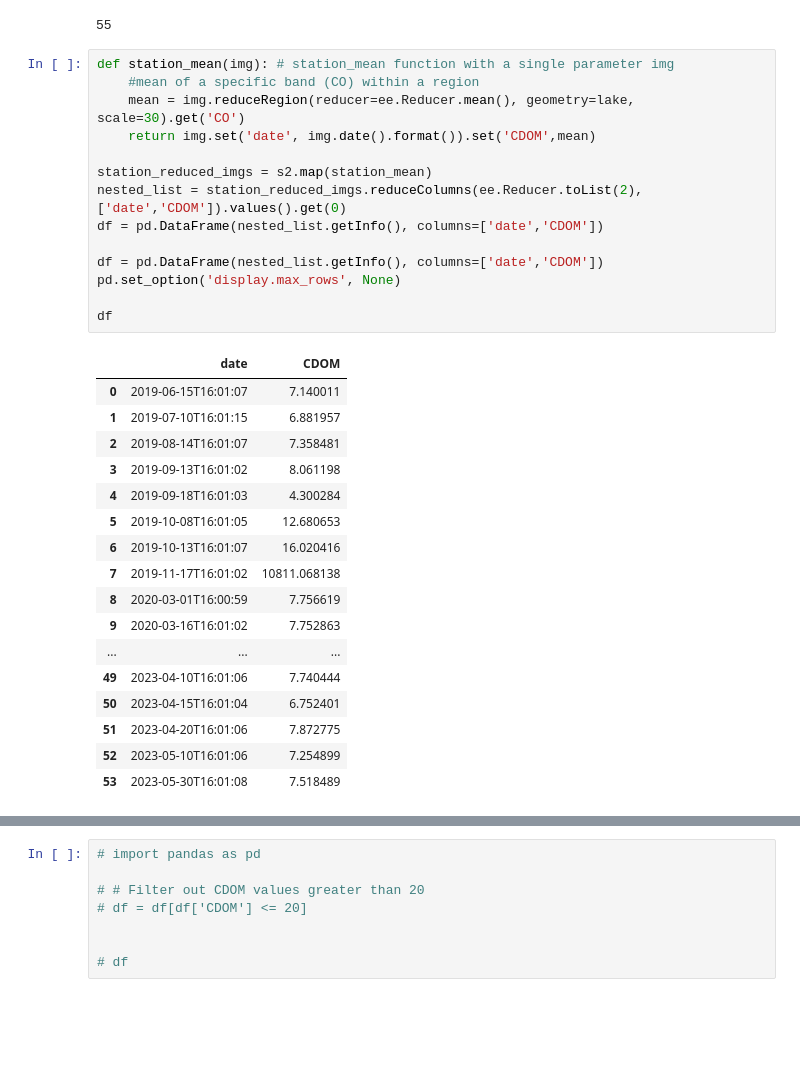
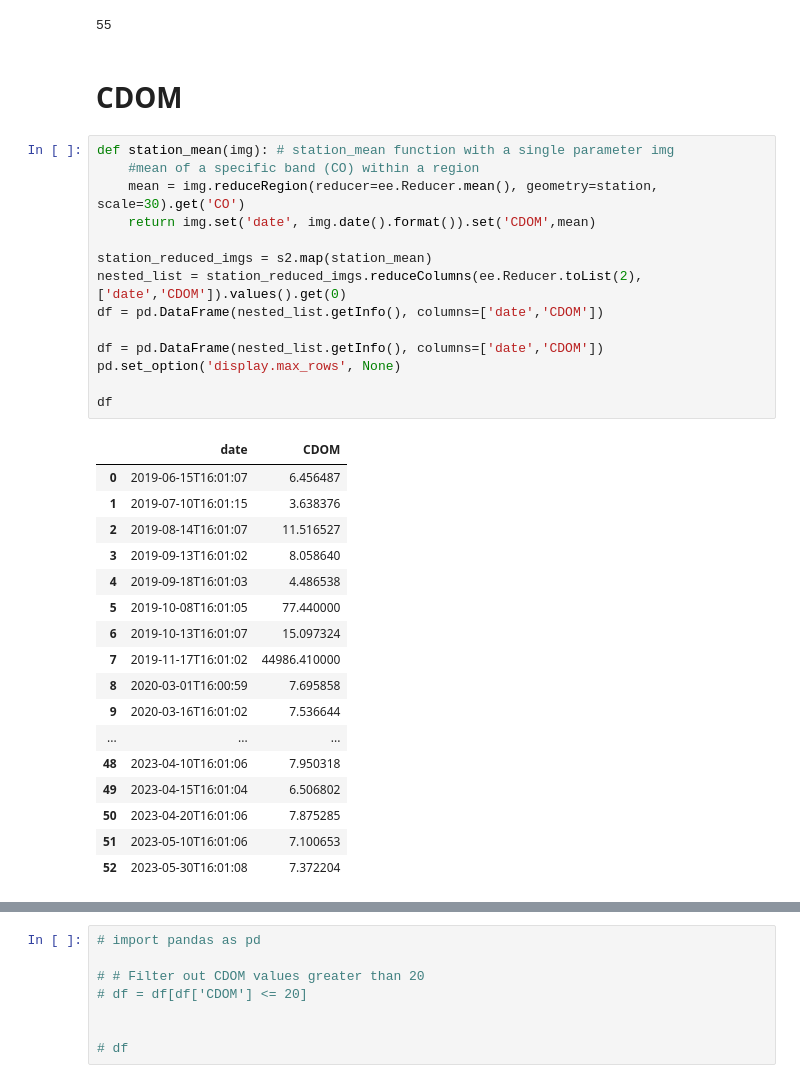
Before and after one commit to Touheda812/Research-Water-Quality-, a Jupyter notebook: BIG_MOOSE_LAKE_CDOM_DOC_SENTINEL2.ipynb, the cells around one changed output, grey strips where cells are left out. Saved outputs shown, nothing was run; the diff lists cells and outputs as text; blank space fills up the shorter version.

```diff
--- a/BIG_MOOSE_LAKE_CDOM_DOC_SENTINEL2.ipynb
+++ b/BIG_MOOSE_LAKE_CDOM_DOC_SENTINEL2.ipynb
@@ -139,38 +143,40 @@ Band Names: ['Aerosols', 'Blue', 'Green', 'Red', 'RedEdge1', 'RedEdge2', 'RedEdg
 print(s2.size().getInfo())
 # %% [output]
 55
+# %% [markdown]
+# CDOM
 # %%
 def station_mean(img): # station_mean function with a single parameter img
     #mean of a specific band (CO) within a region
-    mean = img.reduceRegion(reducer=ee.Reducer.mean(), geometry=lake, scale=30).get('CO')
+    mean = img.reduceRegion(reducer=ee.Reducer.mean(), geometry=station, scale=30).get('CO')
     return img.set('date', img.date().format()).set('CDOM',mean)
 
 station_reduced_imgs = s2.map(station_mean)
 nested_list = station_reduced_imgs.reduceColumns(ee.Reducer.toList(2), ['date','CDOM']).values().get(0)
 df = pd.DataFrame(nested_list.getInfo(), columns=['date','CDOM'])
 
 df = pd.DataFrame(nested_list.getInfo(), columns=['date','CDOM'])
 pd.set_option('display.max_rows', None)
 
 df
 # %% [output]
 |  | date | CDOM |
-| 0 | 2019-06-15T16:01:07 | 7.140011 |
-| 1 | 2019-07-10T16:01:15 | 6.881957 |
-| 2 | 2019-08-14T16:01:07 | 7.358481 |
-| 3 | 2019-09-13T16:01:02 | 8.061198 |
-| 4 | 2019-09-18T16:01:03 | 4.300284 |
-| 5 | 2019-10-08T16:01:05 | 12.680653 |
-| 6 | 2019-10-13T16:01:07 | 16.020416 |
-| 7 | 2019-11-17T16:01:02 | 10811.068138 |
-| 8 | 2020-03-01T16:00:59 | 7.756619 |
-| 9 | 2020-03-16T16:01:02 | 7.752863 |
+| 0 | 2019-06-15T16:01:07 | 6.456487 |
+| 1 | 2019-07-10T16:01:15 | 3.638376 |
+| 2 | 2019-08-14T16:01:07 | 11.516527 |
+| 3 | 2019-09-13T16:01:02 | 8.058640 |
+| 4 | 2019-09-18T16:01:03 | 4.486538 |
+| 5 | 2019-10-08T16:01:05 | 77.440000 |
+| 6 | 2019-10-13T16:01:07 | 15.097324 |
+| 7 | 2019-11-17T16:01:02 | 44986.410000 |
+| 8 | 2020-03-01T16:00:59 | 7.695858 |
+| 9 | 2020-03-16T16:01:02 | 7.536644 |
 | ... | ... | ... |
-| 49 | 2023-04-10T16:01:06 | 7.740444 |
-| 50 | 2023-04-15T16:01:04 | 6.752401 |
-| 51 | 2023-04-20T16:01:06 | 7.872775 |
-| 52 | 2023-05-10T16:01:06 | 7.254899 |
-| 53 | 2023-05-30T16:01:08 | 7.518489 |
+| 48 | 2023-04-10T16:01:06 | 7.950318 |
+| 49 | 2023-04-15T16:01:04 | 6.506802 |
+| 50 | 2023-04-20T16:01:06 | 7.875285 |
+| 51 | 2023-05-10T16:01:06 | 7.100653 |
+| 52 | 2023-05-30T16:01:08 | 7.372204 |
 # %%
 df['date'] = pd.to_datetime(df['date'])
 
```
Also changed, not shown: parts of 19 cells of this notebook.
